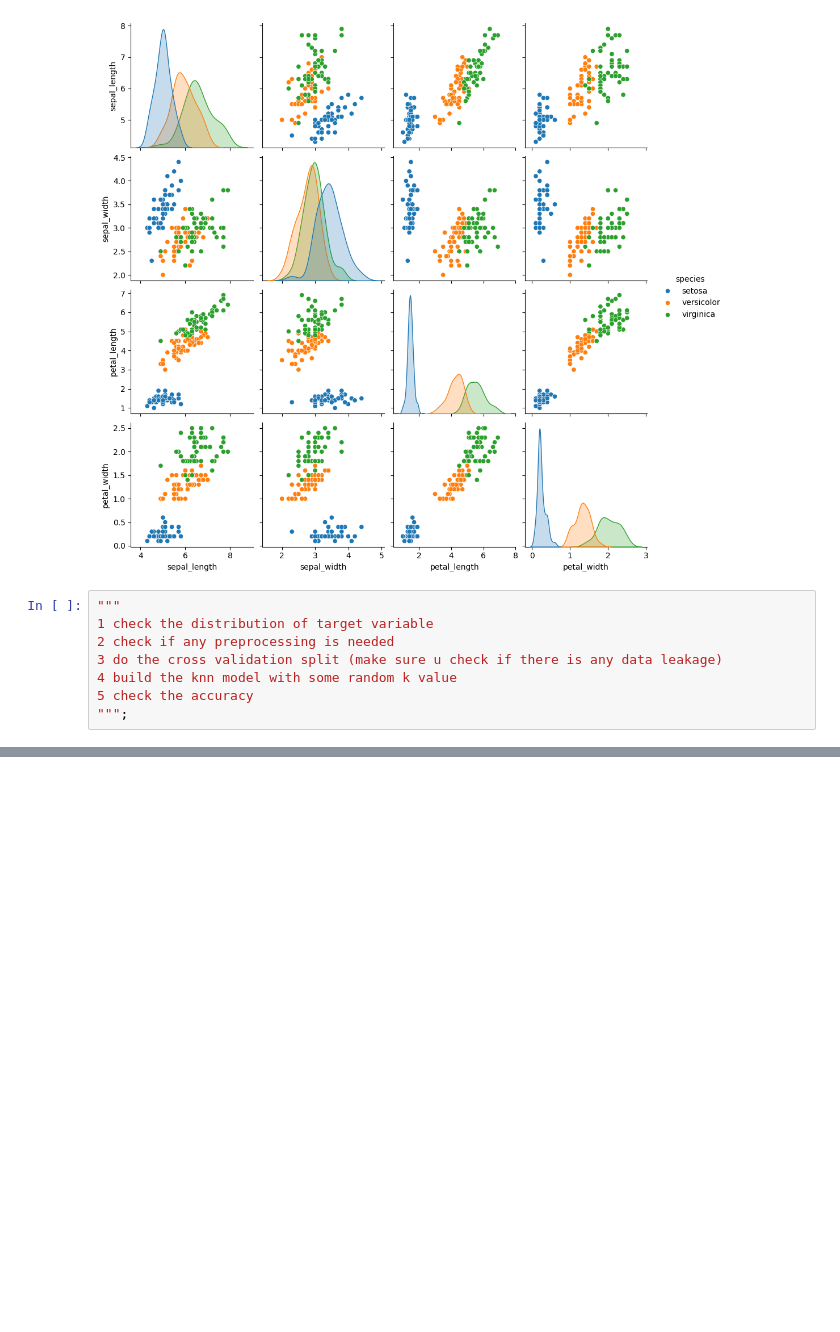
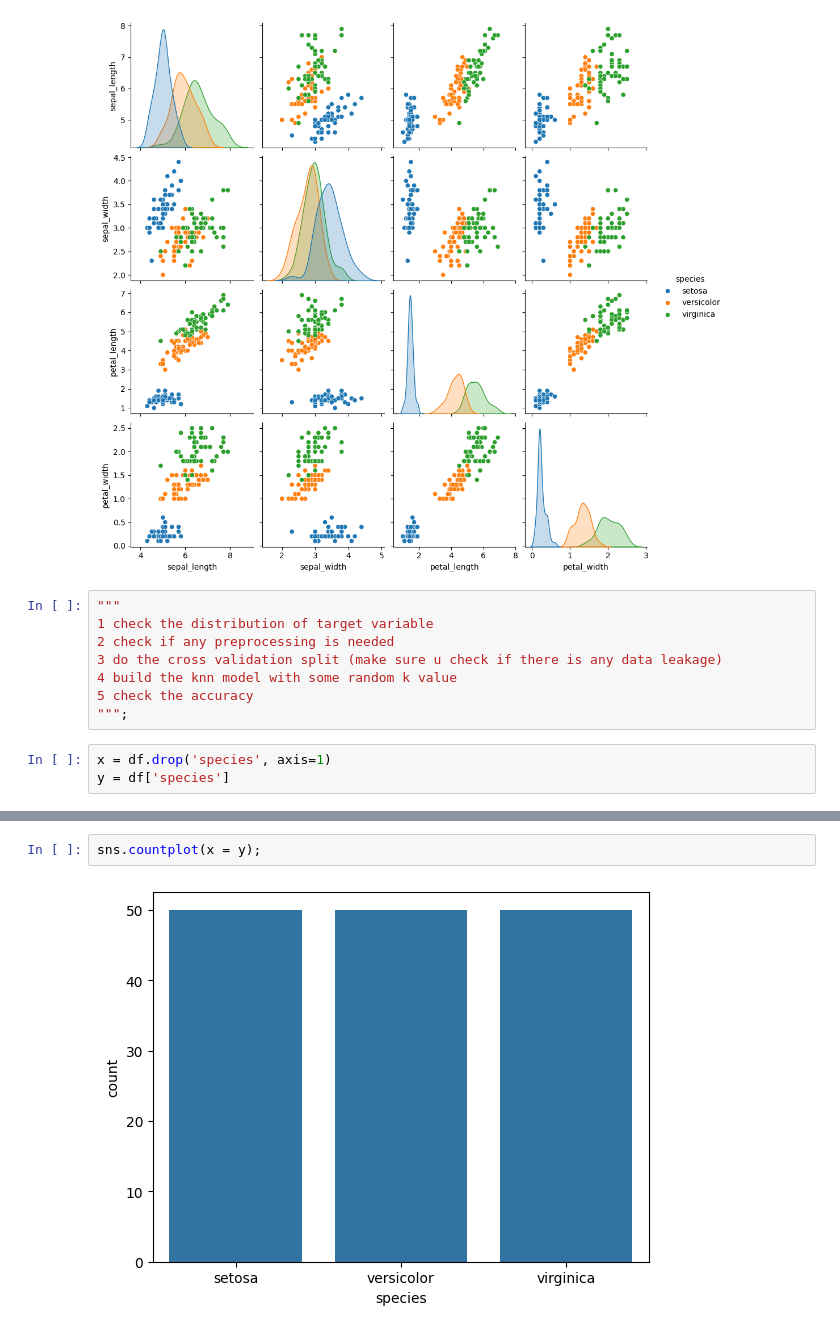
Before and after one commit to AdityaThakare72/Ajeenkya_DYP_Jan2026, a Jupyter notebook: Day8/knn_classification_Jan17.ipynb, the cells around one changed output, grey strips where cells are left out. Cells and saved outputs as stored; diff of their text form; blank space fills up the shorter version.

```diff
--- a/Day8/knn_classification_Jan17.ipynb
+++ b/Day8/knn_classification_Jan17.ipynb
@@ -44,3 +44,6 @@ sns.pairplot(df, hue='species');
 4 build the knn model with some random k value
 5 check the accuracy
 """;
+# %%
+x = df.drop('species', axis=1)
+y = df['species']
@@ -46,0 +66,4 @@ sns.pairplot(df, hue='species');
+# %%
+sns.countplot(x = y);
+# %% [output]
+[figure, added]
```
Also changed, not shown: parts of 5 cells of this notebook.
